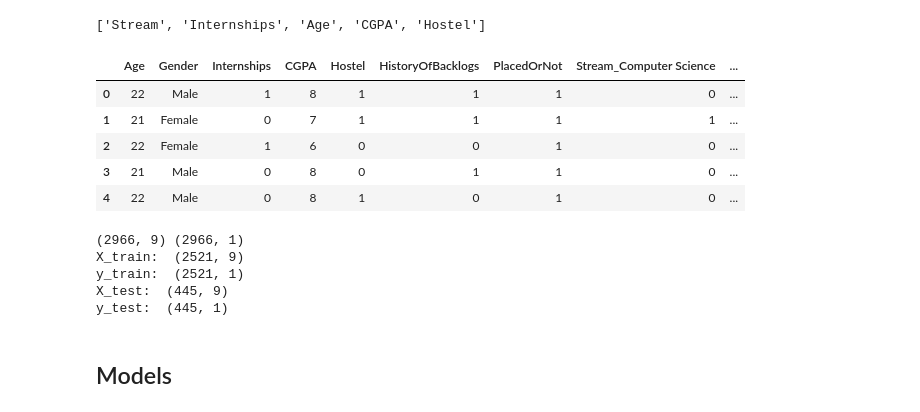
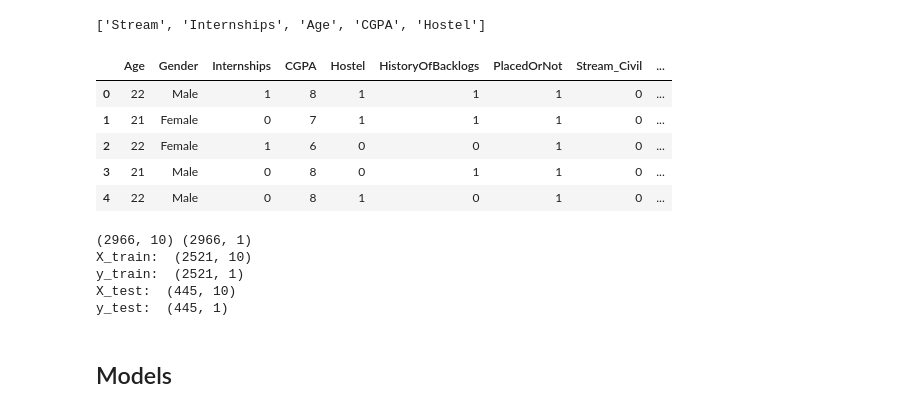
Before and after one commit to Rakesh-Babu-G/DEMD_Project_Github, a Jupyter notebook: ML_project.ipynb, the cells around one changed output. Drawn from its saved outputs; the diff is of its cells as text; code cells hidden in the pictures.

Commit message:
From branch ensemble_models, knn model added. getdummies code updated. comments added for existing models.

```diff
--- a/ML_project.ipynb
+++ b/ML_project.ipynb
@@ -287,12 +287,13 @@ signi_cols
 # %%
 # one hot encoding for catg variables
 
-data_one_hot = pd.get_dummies(df, columns=['Stream'], drop_first=True)
+#data_one_hot = pd.get_dummies(df, columns=['Stream'], drop_first=True)   ## commented
+data_one_hot = pd.get_dummies(df, columns=['Stream'])              ## this line added to remove 'drop_first= True'
 data_one_hot.head(5)
 # %% [output]
-|  | Age | Gender | Internships | CGPA | Hostel | HistoryOfBacklogs | PlacedOrNot | Stream_Computer Science | ... |
+|  | Age | Gender | Internships | CGPA | Hostel | HistoryOfBacklogs | PlacedOrNot | Stream_Civil | ... |
 | 0 | 22 | Male | 1 | 8 | 1 | 1 | 1 | 0 | ... |
-| 1 | 21 | Female | 0 | 7 | 1 | 1 | 1 | 1 | ... |
+| 1 | 21 | Female | 0 | 7 | 1 | 1 | 1 | 0 | ... |
 | 2 | 22 | Female | 1 | 6 | 0 | 0 | 1 | 0 | ... |
 | 3 | 21 | Male | 0 | 8 | 0 | 1 | 1 | 0 | ... |
 | 4 | 22 | Male | 0 | 8 | 1 | 0 | 1 | 0 | ... |
@@ -314,10 +315,10 @@ print ("y_train: ", y_train.shape)
 print("X_test: ", X_test.shape)
 print ("y_test: ", y_test.shape)
 # %% [output]
-(2966, 9) (2966, 1)
-X_train:  (2521, 9)
+(2966, 10) (2966, 1)
+X_train:  (2521, 10)
 y_train:  (2521, 1)
-X_test:  (445, 9)
+X_test:  (445, 10)
 y_test:  (445, 1)
 # %% [markdown]
 ## Models
```
Also changed, not shown: parts of 8 cells of this notebook.
